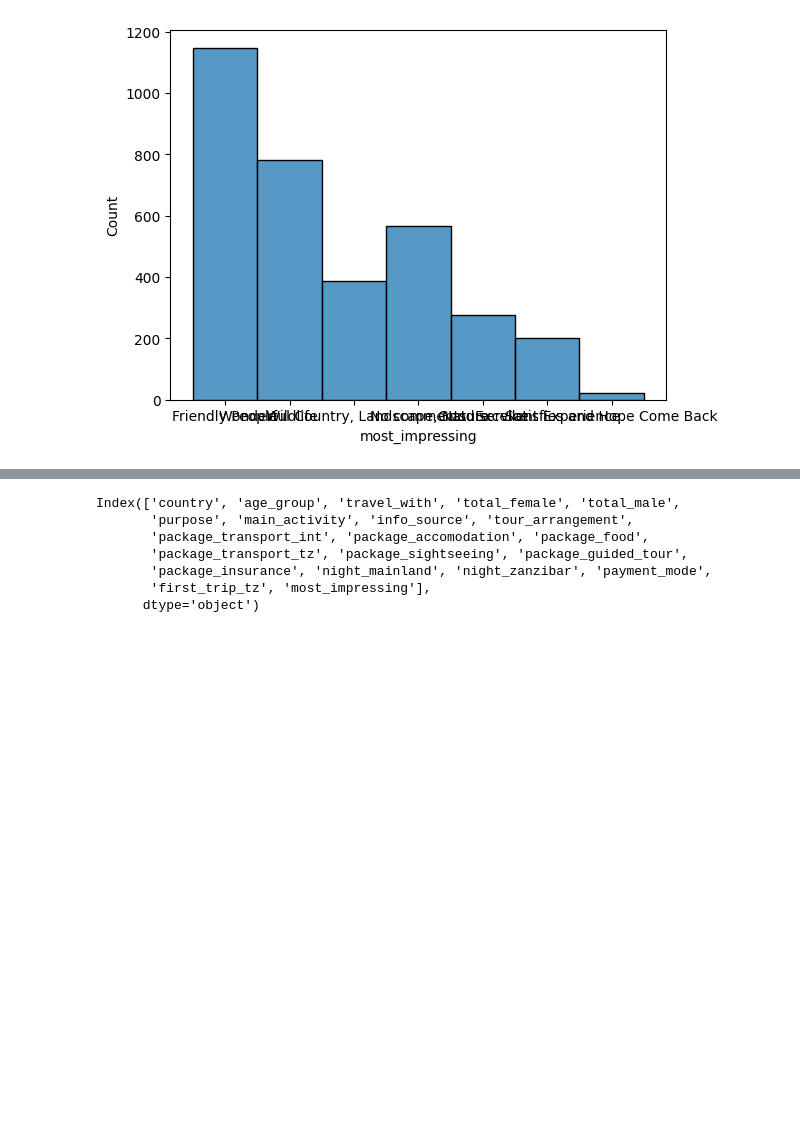
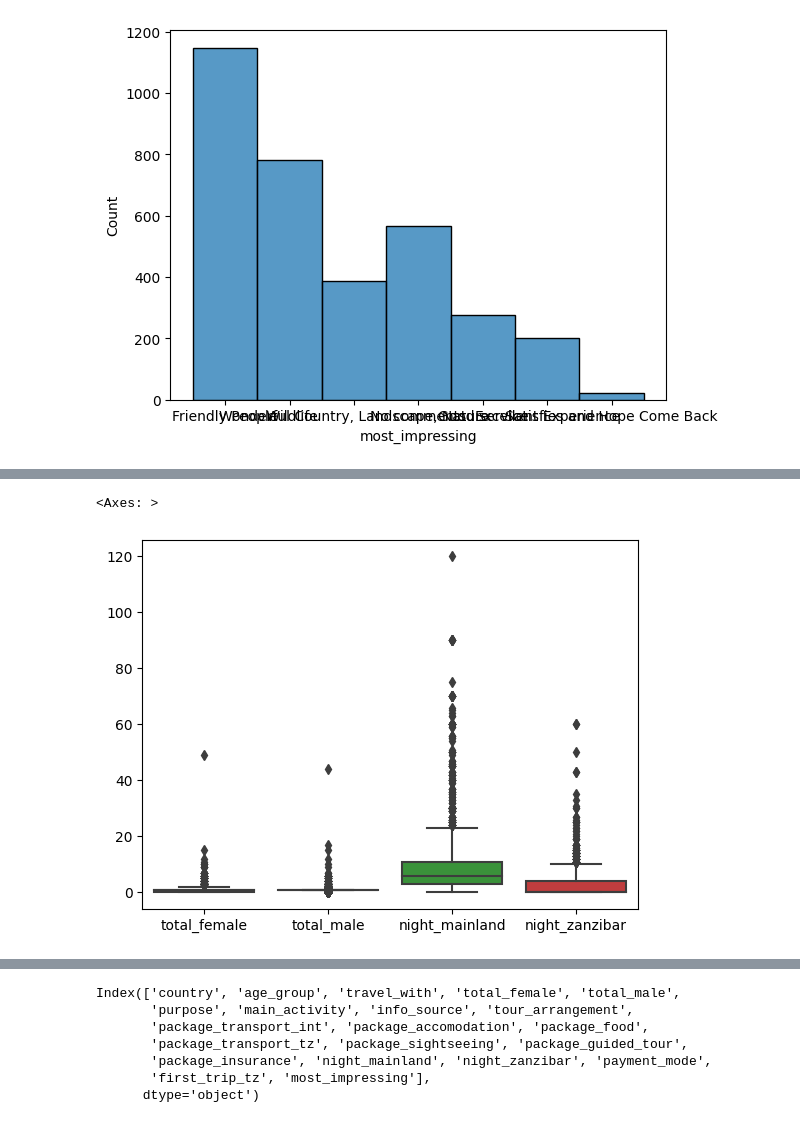
Before and after one commit to marinamoya/tanzania-turism-ml-project, a Jupyter notebook: Train_features_EDA _new.ipynb, the cells around one changed output, grey strips where cells are left out. Saved outputs shown, nothing was run; the diff lists cells and outputs as text; code cells hidden in the pictures; blank space fills up the shorter version.

Commit message:
4rd push plots and outlieres

```diff
--- a/Train_features_EDA _new.ipynb
+++ b/Train_features_EDA _new.ipynb
@@ -185,0 +196,5 @@ plt.show()
+# %%
+sns.boxplot(X_train)
+# %% [output]
+<Axes: >
+[figure, added]
```
Also changed, not shown: parts of 11 cells of this notebook.
